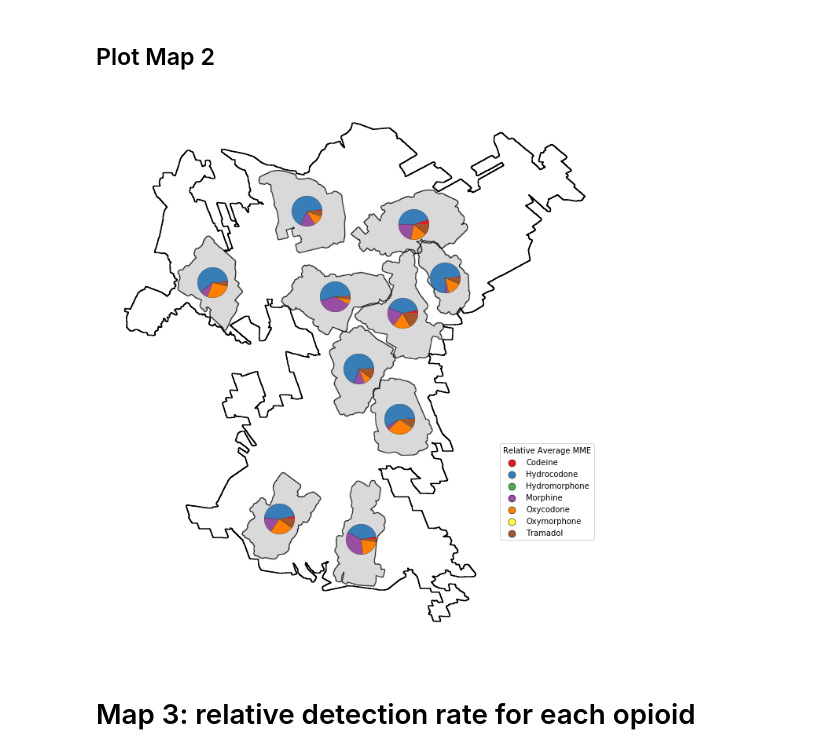
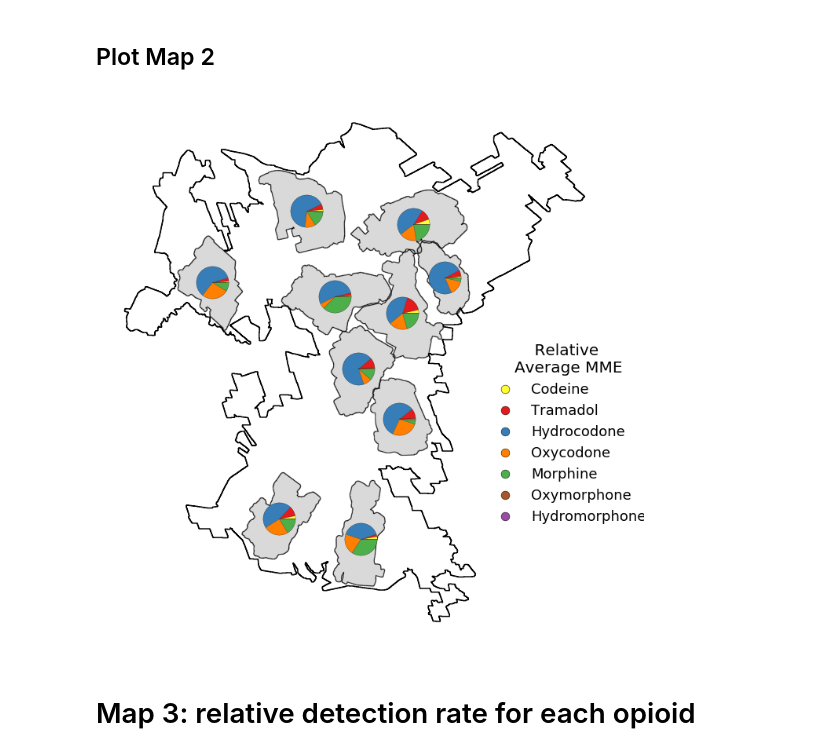
Before and after one commit to biobotanalytics/gis-snapshot-opioids-public, a Jupyter notebook: src/2020-01-27.final_plots.ipynb, the cells around one changed output. Cells and saved outputs as stored; diff of their text form; code cells hidden in the pictures.

```diff
--- a/src/2020-01-27.final_plots.ipynb
+++ b/src/2020-01-27.final_plots.ipynb
@@ -18,9 +18,9 @@ import seaborn as sns
 
 Data has been pre-processed elsewhere to preserve anonymity.
 # %%
-fdata = '../data/tidy_2018_data.csv'
-fcity = '../data/anonymized_city_Jan2020.shp'
-fpharma = '../data/pharmacies.shp'
+fdata = '../data/input/tidy_2018_data.csv'
+fcity = '../data/input/anonymized_city_Jan2020.shp'
+fpharma = '../data/input/pharmacies.shp'
 
 data = pd.read_csv(fdata)
 city = gpd.read_file(fcity)
@@ -185,8 +197,13 @@ piedf['mme_proportion'] = piedf[mme_col] / piedf['total_mme']
 ratio_dict = {}
 drugs_dict = {}
 for c, subdf in piedf.groupby('Catchment_ID'):
+
+    # make temporary dict mapping this catchment's
+    # MME per drug
+    tmp_d = dict(zip(subdf['Parent_drug'], subdf['mme_proportion']))
+
     # Get the ratio of each drug for that catchment
-    ratio_dict[c] = subdf.sort_values(by='Parent_drug')['mme_proportion'].values
+    ratio_dict[c] = [tmp_d[d] for d in pie_chart_order]
 
     # Just to be sure that they're in the same order in all catchments, get the drugs too
-    drugs_dict[c] = subdf.sort_values(by='Parent_drug')['Parent_drug'].values
+    drugs_dict[c] = [d for d in pie_chart_order]
@@ -249,9 +262,24 @@ def draw_pie(ax, ratios=[0.1, 0.5, 0.4], X=0, Y=0, size=1000, colors=['r', 'b',
 # %%
 # Get colors for each prescription drug
 prescription_drugs = drugs_dict['Site_01'] # This returns the list of drugs, in the order of plotting
-prescription_colors = sns.color_palette('Set1', n_colors=len(prescription_drugs))
 
-# Get the geometries for each catchment into a dictionary
+# Enforce color mapping - track the index for each drug
+drug_color_idx = {
+    'Codeine': 5, # yellow
+    'Tramadol': 0, # red
+    'Hydrocodone': 1, # blue
+    'Oxycodone': 4, # orange
+    'Morphine': 2, # green
+    'Oxymorphone': 6, # brown
+    'Hydromorphone': 3, # purple
+}
+
+prescription_colors = [
+    sns.color_palette('Set1', n_colors=len(prescription_drugs))[drug_color_idx[d]] for d in pie_chart_order
+]
+
+
+# Get geometries for each catchment in a dictionary
 geomdf = piedf[['Catchment_ID', 'geometry']].drop_duplicates()
 geomdict = dict(zip(geomdf['Catchment_ID'], geomdf['geometry']))
 
@@ -262,7 +290,7 @@ fig, ax = plt.subplots(figsize=(10, 10))
 ax = city.query('Catchment_ID == "city_outline"').boundary.plot(edgecolor='black', ax=ax)
 
 # Plot catchment outlines
-# Transparent gray facecolor
+# Transparent white facecolor
 ax = city.query('Catchment_ID != "city_outline"').boundary.plot(
     edgecolor=None, facecolor='gray', alpha=0.3,
     ax=ax)
@@ -274,46 +302,53 @@ ax = city.query('Catchment_ID != "city_outline"').boundary.plot(
 # Plot pie charts
 for catchment, ratios in ratio_dict.items():
 
-    # Get catchment geometry from the dictionary
     geom = geomdict[catchment]
     x = geom.centroid.coords[0][0]
     y = geom.centroid.coords[0][1]
 
-    draw_pie(ax, ratios=ratios, X=x, Y=y, colors=prescription_colors, size=1500)
+    draw_pie(ax, ratios=ratios, X=x, Y=y, colors=prescription_colors, size=1700)
 
 ax.set_axis_off()
 
 ## LEGEND
 # Make new plot for fake data
 figleg, axleg = plt.subplots()
 
 # Iterate through each drug and its color
 for d, c in zip(prescription_drugs, prescription_colors):
     # Plot and label each color/drug combo with fake data
     axleg.scatter(
         [0, 0], [1, 1],
         edgecolor='k', linewidth=0.5,
         color=c, label=d)
 
 # Add legend to the fake plot
 axleg.legend()
 
 # Get legend handles from that
 handles, labels = axleg.get_legend_handles_labels()
 
 # Add legend to our pie chart figure
-fig.legend(handles, labels, loc=(0.78, 0.2),
-           scatterpoints=1, markerscale=1.5,
-           title='Relative Average MME')
+leg = fig.legend(
+    handles, labels, fontsize=18,
+    loc=(0.71, 0.22), scatterpoints=1, markerscale=1.8,
+    title='    Relative\nAverage MME', # spaces are to manually center the text, gr
+    title_fontsize=20,
+    frameon=False
+)
 
 # Close the unnecessary legend plot
 plt.close(fig=figleg)
 
 fig.tight_layout()
 
-fig.savefig('../plots/map2.pie_charts_no_background.png', dpi=300, transparent=True)
+fig.savefig('../plots/map2.pie_charts_no_background.png', dpi=300, transparent=True,
+            bbox_extra_artists=(leg, ))#, bbox_inches='tight')
+
+# Note: adding the legend as an extra artist makes the saved figure not
+# have the legend cut off like in this preview. Not sure what's going on.
 # %% [output]
-[figure, old version]
+[figure, new version]
 # %% [markdown]
 # Map 3: relative detection rate for each opioid
 # %% [markdown]
```
Also changed, not shown: parts of 17 cells of this notebook.
